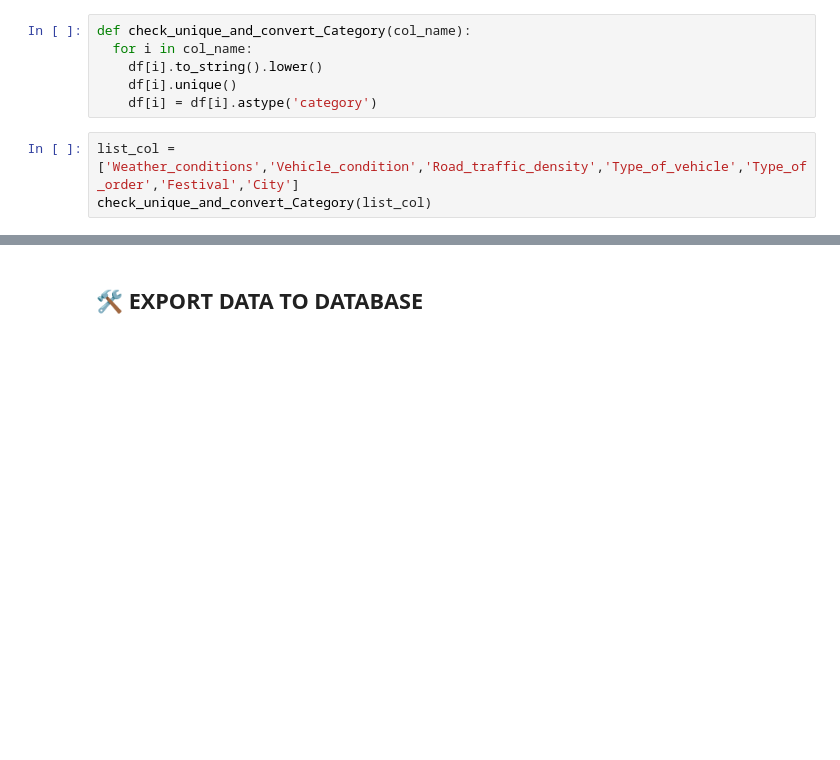
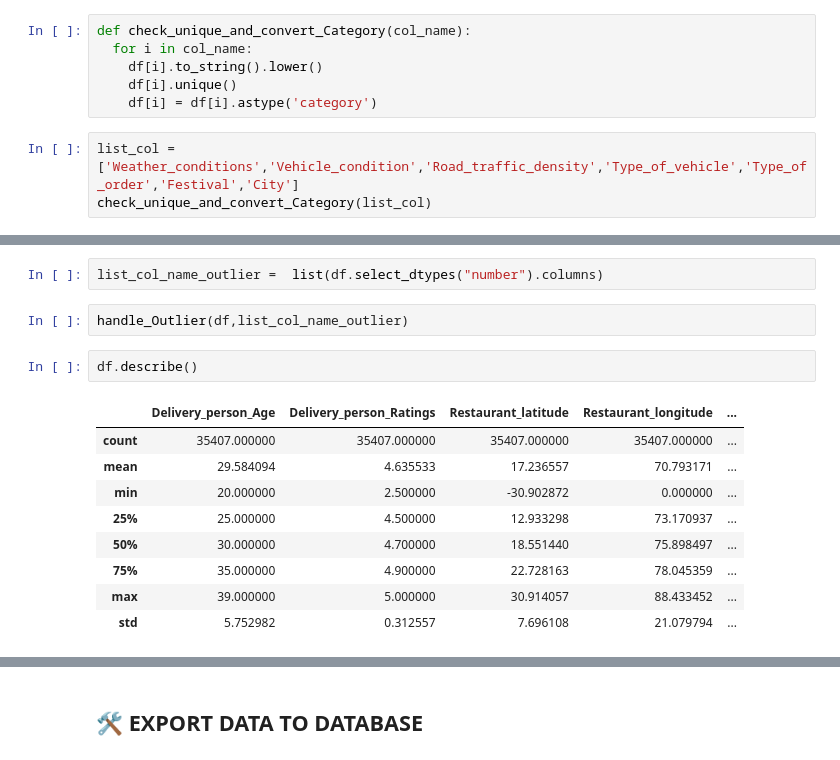
Before and after one commit to huynhvu0911/FinalProject_DeliveryOperation, a Jupyter notebook: DeliveryOperation.ipynb, the cells around one changed output, grey strips where cells are left out. Cells and saved outputs as stored; diff of their text form; blank space fills up the shorter version.

```diff
--- a/DeliveryOperation.ipynb
+++ b/DeliveryOperation.ipynb
@@ -183,0 +185,16 @@ check_unique_and_convert_Category(list_col)
+# %%
+list_col_name_outlier =  list(df.select_dtypes("number").columns)
+# %%
+handle_Outlier(df,list_col_name_outlier)
+# %%
+df.describe()
+# %% [output]
+|  | Delivery_person_Age | Delivery_person_Ratings | Restaurant_latitude | Restaurant_longitude | ... |
+| count | 35407.000000 | 35407.000000 | 35407.000000 | 35407.000000 | ... |
+| mean | 29.584094 | 4.635533 | 17.236557 | 70.793171 | ... |
+| min | 20.000000 | 2.500000 | -30.902872 | 0.000000 | ... |
+| 25% | 25.000000 | 4.500000 | 12.933298 | 73.170937 | ... |
+| 50% | 30.000000 | 4.700000 | 18.551440 | 75.898497 | ... |
+| 75% | 35.000000 | 4.900000 | 22.728163 | 78.045359 | ... |
+| max | 39.000000 | 5.000000 | 30.914057 | 88.433452 | ... |
+| std | 5.752982 | 0.312557 | 7.696108 | 21.079794 | ... |
```
Also changed, not shown: parts of 19 cells of this notebook.
